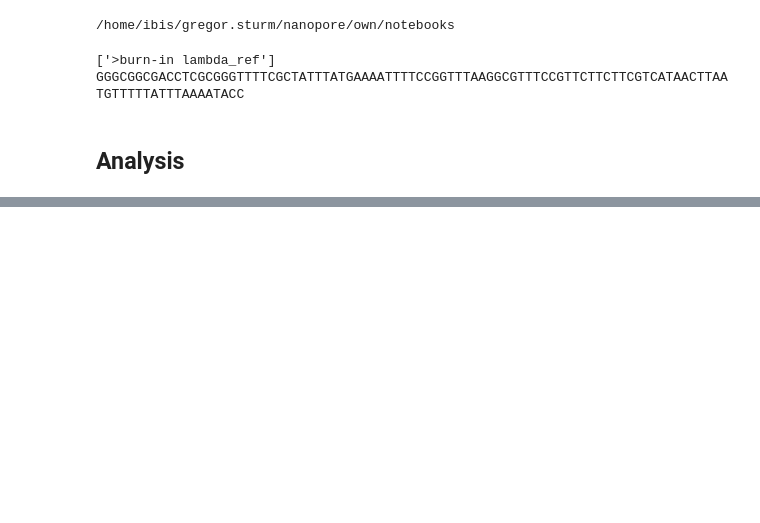
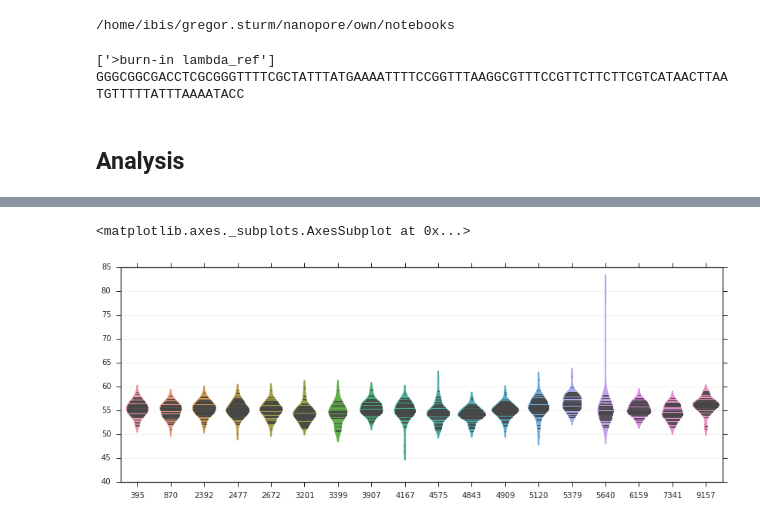
Before and after one commit to grst/nanopore-notebooks, a Jupyter notebook: 04_error_correction/context-features2-all5mers-positional_difference-test.ipynb, the cells around one changed output, grey strips where cells are left out. Cells and saved outputs as stored; diff of their text form; code cells hidden in the pictures; blank space fills up the shorter version.

```diff
--- a/04_error_correction/context-features2-all5mers-positional_difference-test.ipynb
+++ b/04_error_correction/context-features2-all5mers-positional_difference-test.ipynb
@@ -146,2 +47,0 @@ kmer ACTGC
-# %%
-pos =[i+2 for i, _ in enumerate(ref) if ref[i:i+5] == "ACTGC"]
@@ -155,0 +48,4 @@ for i in range(len(pos) - 1):
+# %%
+KMER = "ACTGC"
+# %%
+events = [ev for ev in true_events if ev["kmer"] == KMER]
@@ -155,0 +72,12 @@ for i in range(len(pos) - 1):
+# %%
+key = lambda x: x["ref_position"]
+events = sorted(events, key=key)
+positions = {pos: [x["template.mean"] for x in group] for (pos, group) in groupby(events, key=key)}
+mlen = max([len(group) for group in positions.values()])
+df = pandas.DataFrame({pos: group + (mlen - len(group)) * [np.nan] for pos, group in positions.items() if pos < 10000})
+# %%
+fig, ax = subplots(figsize=(14, 5))
+sns.violinplot(df, ax=ax, inner="stick")
+# %% [output]
+<matplotlib.axes._subplots.AxesSubplot at 0x...>
+[figure, added]
```
Also changed, not shown: parts of 11 cells of this notebook, 6 other files.
